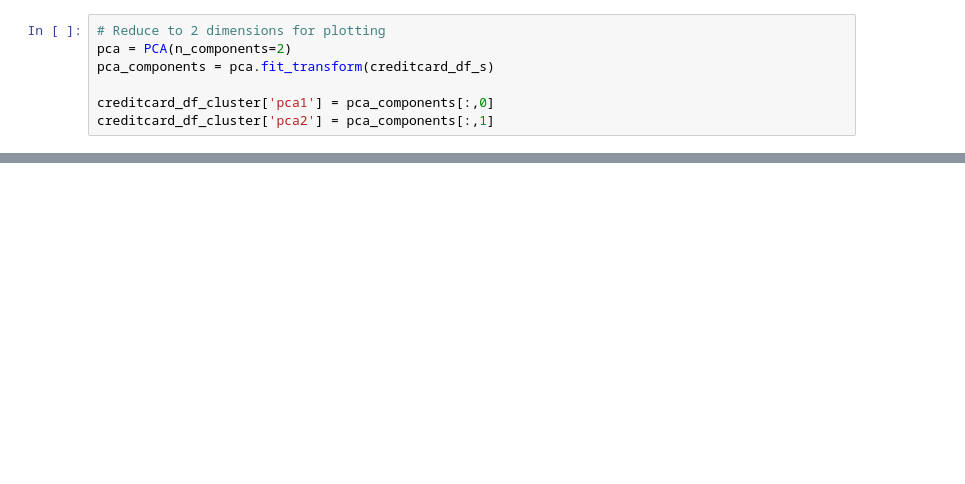
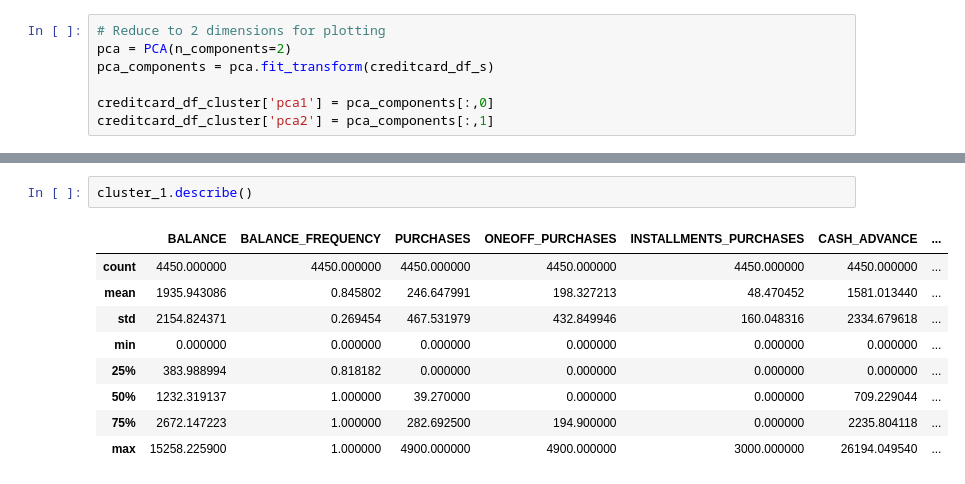
Before and after one commit to alb1nut/Credit-Card-Customer-Segmentation-, a Jupyter notebook: Customer_Segmentation_for_Marketing_Strategy.ipynb, the cells around one changed output, grey strips where cells are left out. Cells and saved outputs as stored; diff of their text form; blank space fills up the shorter version.

```diff
--- a/Customer_Segmentation_for_Marketing_Strategy.ipynb
+++ b/Customer_Segmentation_for_Marketing_Strategy.ipynb
@@ -411,0 +494,12 @@ plt.show()
+# %%
+cluster_1.describe()
+# %% [output]
+|  | BALANCE | BALANCE_FREQUENCY | PURCHASES | ONEOFF_PURCHASES | INSTALLMENTS_PURCHASES | CASH_ADVANCE | ... |
+| count | 4450.000000 | 4450.000000 | 4450.000000 | 4450.000000 | 4450.000000 | 4450.000000 | ... |
+| mean | 1935.943086 | 0.845802 | 246.647991 | 198.327213 | 48.470452 | 1581.013440 | ... |
+| std | 2154.824371 | 0.269454 | 467.531979 | 432.849946 | 160.048316 | 2334.679618 | ... |
+| min | 0.000000 | 0.000000 | 0.000000 | 0.000000 | 0.000000 | 0.000000 | ... |
+| 25% | 383.988994 | 0.818182 | 0.000000 | 0.000000 | 0.000000 | 0.000000 | ... |
+| 50% | 1232.319137 | 1.000000 | 39.270000 | 0.000000 | 0.000000 | 709.229044 | ... |
+| 75% | 2672.147223 | 1.000000 | 282.692500 | 194.900000 | 0.000000 | 2235.804118 | ... |
+| max | 15258.225900 | 1.000000 | 4900.000000 | 4900.000000 | 3000.000000 | 26194.049540 | ... |
```
Also changed, not shown: parts of 23 cells of this notebook.
